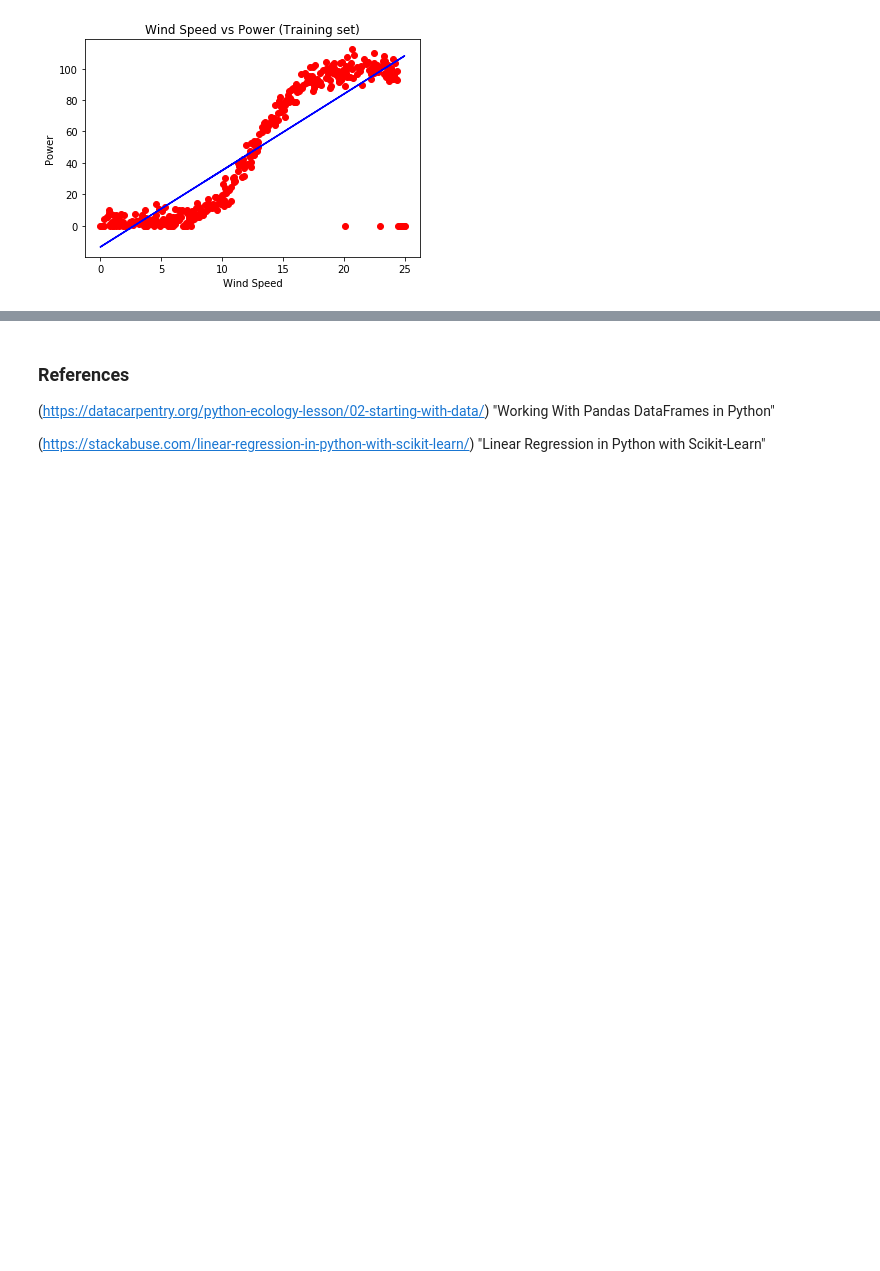
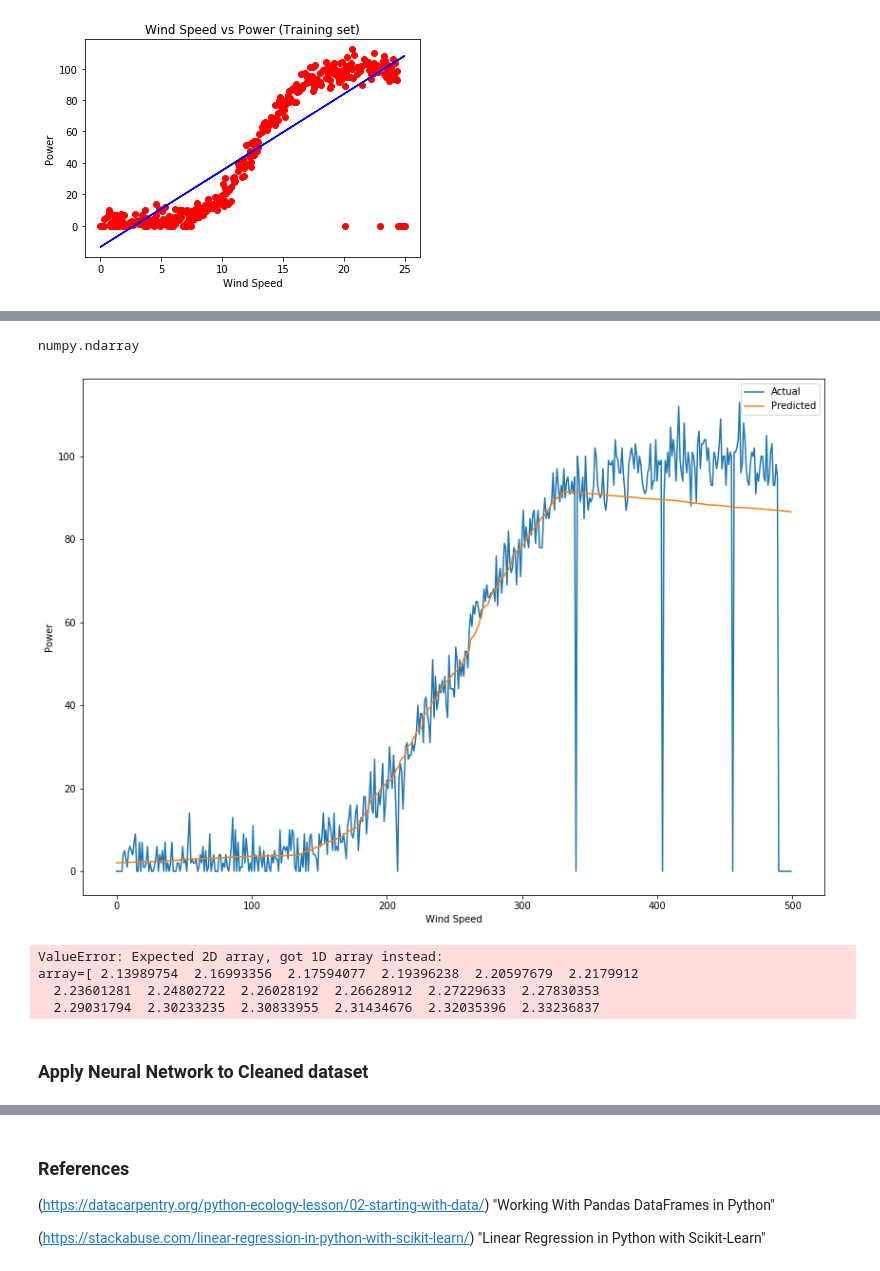
Before and after one commit to moranneil/MACHINE_LEARNING_AND_STATISTICS_PROJECT_2020, a Jupyter notebook: MACHINE LEARNING AND STATISTICS PROJECT 2021.ipynb, the cells around one changed output, grey strips where cells are left out. Drawn from its saved outputs; the diff is of its cells as text; code cells hidden in the pictures; blank space fills up the shorter version.

```diff
--- a/MACHINE LEARNING AND STATISTICS PROJECT 2021.ipynb
+++ b/MACHINE LEARNING AND STATISTICS PROJECT 2021.ipynb
@@ -167,0 +388,10 @@ plt.show()
+# %%
+# Train the neural network.
+regr = sknn.MLPRegressor(max_iter=100000).fit(x, y)
+
+# Show the predictions.
+result = np.array([y, regr.predict(x)]).T
+# %%
+type(result)
+# %% [output]
+numpy.ndarray
@@ -167,0 +400,19 @@ plt.show()
+# %%
+plt.figure(figsize=(14,10))
+plt.plot(y, label='Actual')
+plt.plot(regr.predict(x), label='Predicted')
+plt.ylabel('Power')
+plt.xlabel('Wind Speed')
+plt.legend()
+plt.show()
+# %% [output]
+[figure, added]
+# %%
+regr.score(regr.predict(x),y)
+# %% [output]
+ValueError: Expected 2D array, got 1D array instead:
+array=[ 2.13989754  2.16993356  2.17594077  2.19396238  2.20597679  2.2179912
+  2.23601281  2.24802722  2.26028192  2.26628912  2.27229633  2.27830353
+  2.29031794  2.30233235  2.30833955  2.31434676  2.32035396  2.33236837
+# %% [markdown]
+### Apply Neural Network to Cleaned dataset
```
Also changed, not shown: parts of 29 cells of this notebook.
